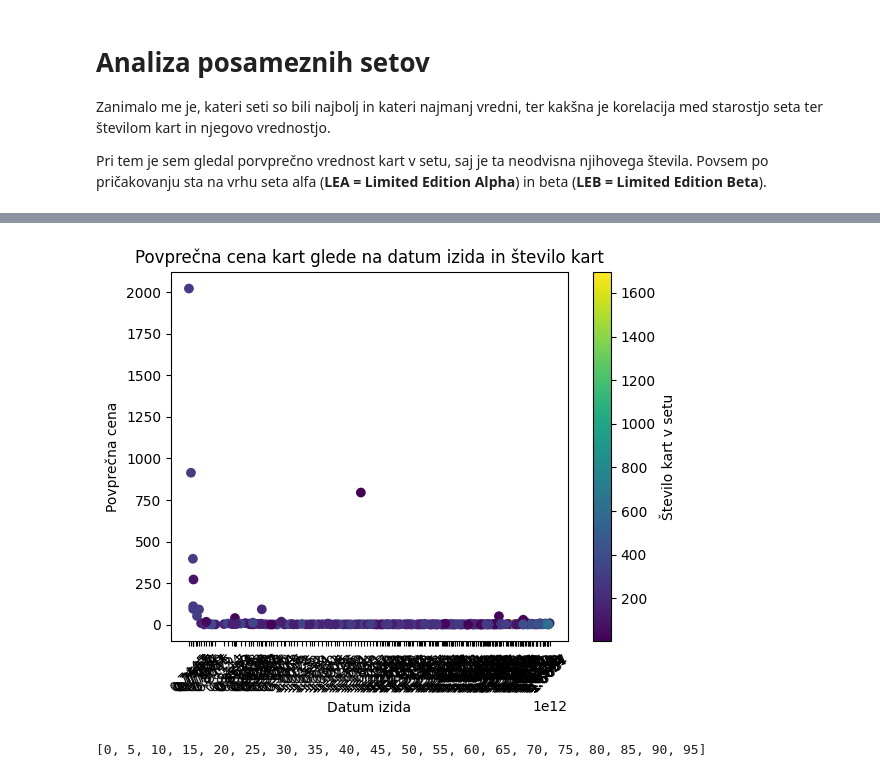
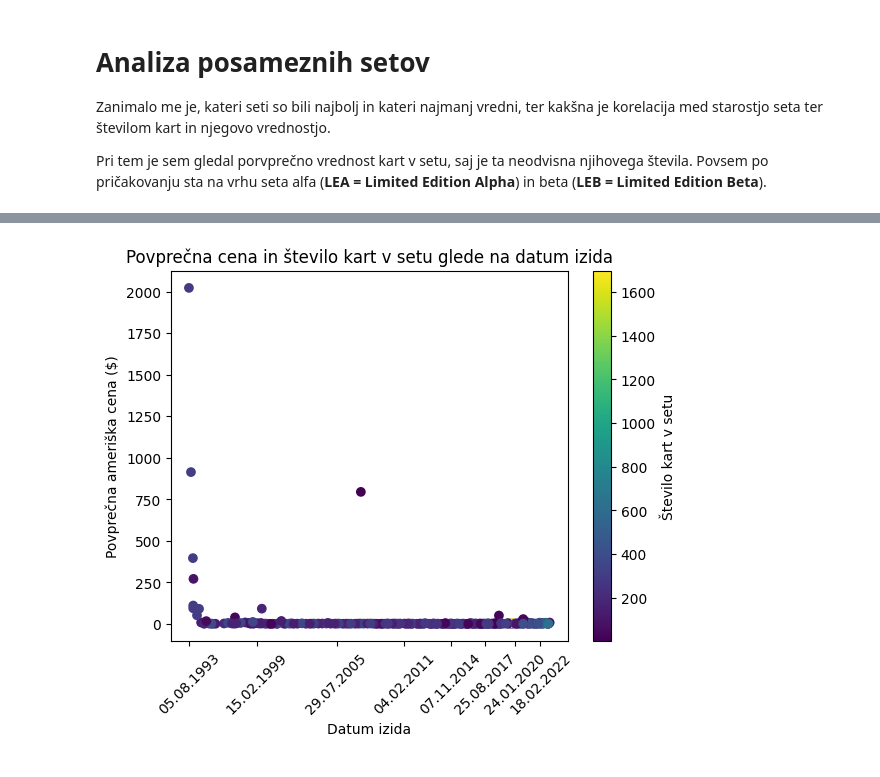
Before and after one commit to MightyOwler/Analiza-podatkov, a Jupyter notebook: AnalizaPodatkov.ipynb, the cells around one changed output, grey strips where cells are left out. Cells and saved outputs as stored; diff of their text form; code cells hidden in the pictures.

Commit message:
Dodana korelacija med datumom in ceno ter številom

```diff
--- a/AnalizaPodatkov.ipynb
+++ b/AnalizaPodatkov.ipynb
@@ -165,19 +162,14 @@ Name: povprecna_cena, dtype: float64
 # %%
 plot_data = grupa_setov[['datum_izida', 'povprecna_cena', 'st_kart']].mean()
 plot_data = plot_data[~plot_data['datum_izida'].isna()]
 
 plt.scatter(plot_data['datum_izida'], plot_data['povprecna_cena'], c=plot_data['st_kart'])
 plt.xlabel('Datum izida')
-plt.ylabel('Povprečna cena')
-plt.title('Povprečna cena kart glede na datum izida in število kart')
+plt.ylabel('Povprečna ameriška cena ($)')
+plt.title('Povprečna cena in število kart v setu glede na datum izida')
 plt.colorbar(orientation="vertical", label="Število kart v setu")
 plt.xticks(rotation=45)
-plt.xticks(plot_data['datum_izida'][::50] , [datetime.fromtimestamp(x / 1000).strftime("%d.%m.%Y") for x in plot_data['datum_izida']][::50])
+plt.xticks(plot_data['datum_izida'].sort_values()[::30] , [datetime.fromtimestamp(x / 1000).strftime("%d.%m.%Y") for x in plot_data['datum_izida'].sort_values()][::30])
 plt.show()
 # %% [output]
-[figure, old version]
+[figure, new version]
-# %%
-sto = [i for i in range(100)]
-sto[::5]
-# %% [output]
-[0, 5, 10, 15, 20, 25, 30, 35, 40, 45, 50, 55, 60, 65, 70, 75, 80, 85, 90, 95]
```
Also changed, not shown: parts of 6 cells of this notebook.
